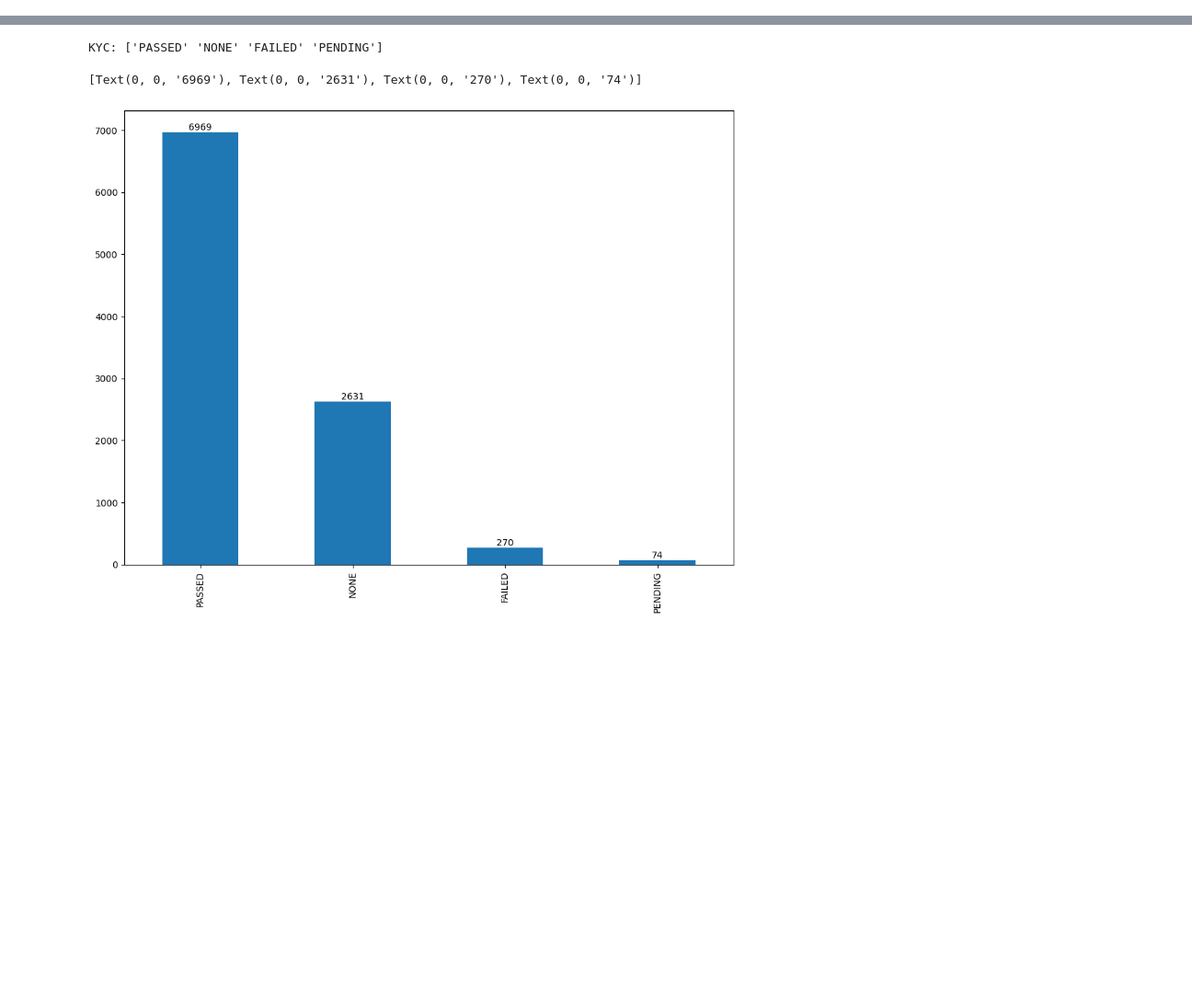
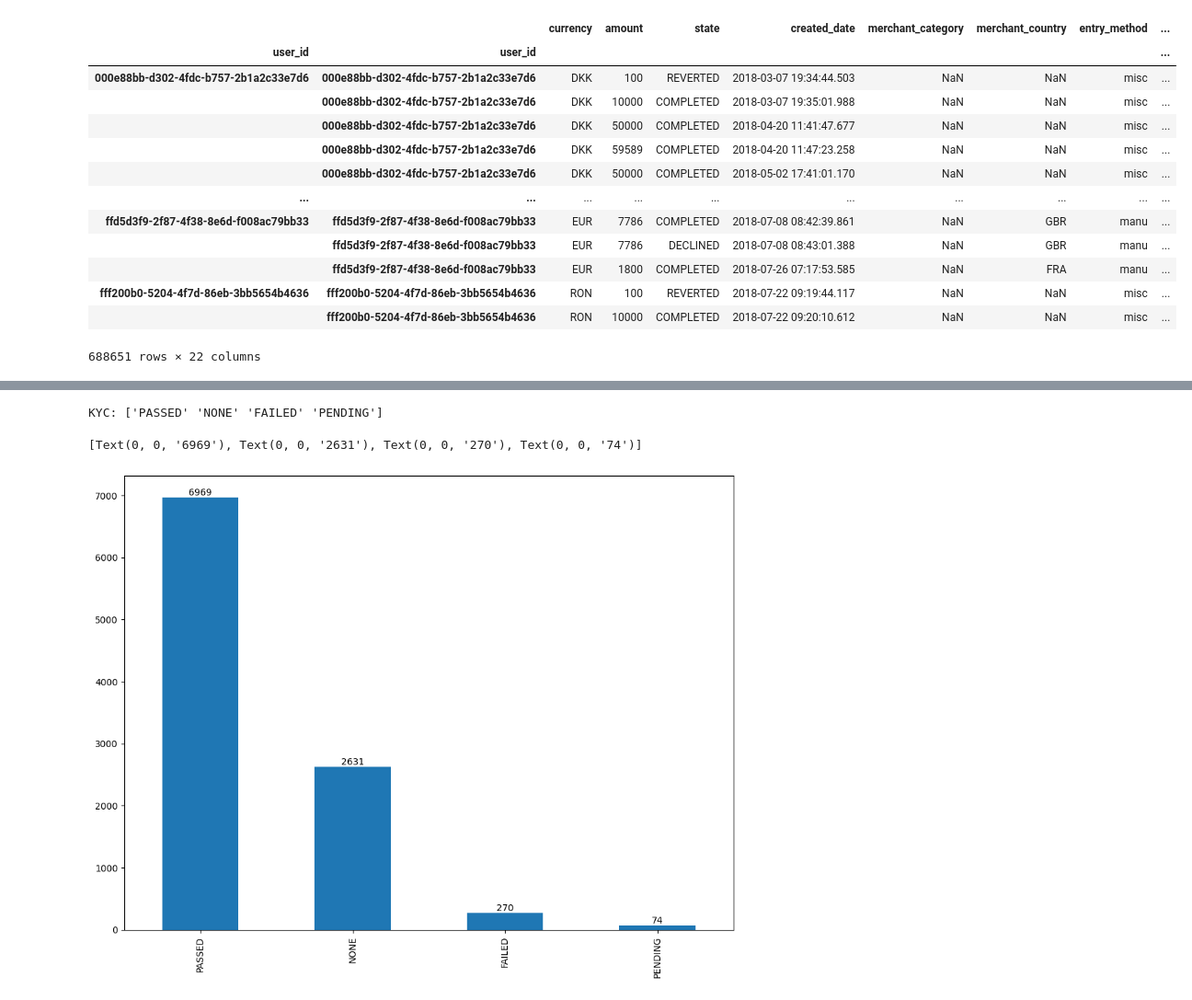
Before and after one commit to karthikvadlamani/revolut-fraudsters-detection, a Jupyter notebook: revolut_fraudsters_detection.ipynb, the cells around one changed output, grey strips where cells are left out. Shown at 92% size. Drawn from its saved outputs; the diff is of its cells as text; code cells hidden in the pictures; blank space fills up the shorter version.

```diff
--- a/revolut_fraudsters_detection.ipynb
+++ b/revolut_fraudsters_detection.ipynb
@@ -89,0 +156,6 @@ df_transactions.head()
+# %%
+# Applying to all users
+%time df_transactions_mid = df_transactions.groupby('user_id').apply(lambda x: get_customer_spending_behavior_features(x, window_size_in_days=[1, 7, 30]))
+# df_transactions = df_transactions.reset_index(drop=True)
+df_transactions_mid
+# %% [output]
@@ -89,0 +164,14 @@ df_transactions.head()
+|  |  | currency | amount | state | created_date | merchant_category | merchant_country | entry_method | ... |
+| user_id | user_id |  |  |  |  |  |  |  | ... |
+| 000e88bb-d302-4fdc-b757-2b1a2c33e7d6 | 000e88bb-d302-4fdc-b757-2b1a2c33e7d6 | DKK | 100 | REVERTED | 2018-03-07 19:34:44.503 | NaN | NaN | misc | ... |
+|  | 000e88bb-d302-4fdc-b757-2b1a2c33e7d6 | DKK | 10000 | COMPLETED | 2018-03-07 19:35:01.988 | NaN | NaN | misc | ... |
+|  | 000e88bb-d302-4fdc-b757-2b1a2c33e7d6 | DKK | 50000 | COMPLETED | 2018-04-20 11:41:47.677 | NaN | NaN | misc | ... |
+|  | 000e88bb-d302-4fdc-b757-2b1a2c33e7d6 | DKK | 59589 | COMPLETED | 2018-04-20 11:47:23.258 | NaN | NaN | misc | ... |
+|  | 000e88bb-d302-4fdc-b757-2b1a2c33e7d6 | DKK | 50000 | COMPLETED | 2018-05-02 17:41:01.170 | NaN | NaN | misc | ... |
+| ... | ... | ... | ... | ... | ... | ... | ... | ... | ... |
+| ffd5d3f9-2f87-4f38-8e6d-f008ac79bb33 | ffd5d3f9-2f87-4f38-8e6d-f008ac79bb33 | EUR | 7786 | COMPLETED | 2018-07-08 08:42:39.861 | NaN | GBR | manu | ... |
+|  | ffd5d3f9-2f87-4f38-8e6d-f008ac79bb33 | EUR | 7786 | DECLINED | 2018-07-08 08:43:01.388 | NaN | GBR | manu | ... |
+|  | ffd5d3f9-2f87-4f38-8e6d-f008ac79bb33 | EUR | 1800 | COMPLETED | 2018-07-26 07:17:53.585 | NaN | FRA | manu | ... |
+| fff200b0-5204-4f7d-86eb-3bb5654b4636 | fff200b0-5204-4f7d-86eb-3bb5654b4636 | RON | 100 | REVERTED | 2018-07-22 09:19:44.117 | NaN | NaN | misc | ... |
+|  | fff200b0-5204-4f7d-86eb-3bb5654b4636 | RON | 10000 | COMPLETED | 2018-07-22 09:20:10.612 | NaN | NaN | misc | ... |
+688651 rows × 22 columns
```
Also changed, not shown: parts of 22 cells of this notebook, 1 other file.
